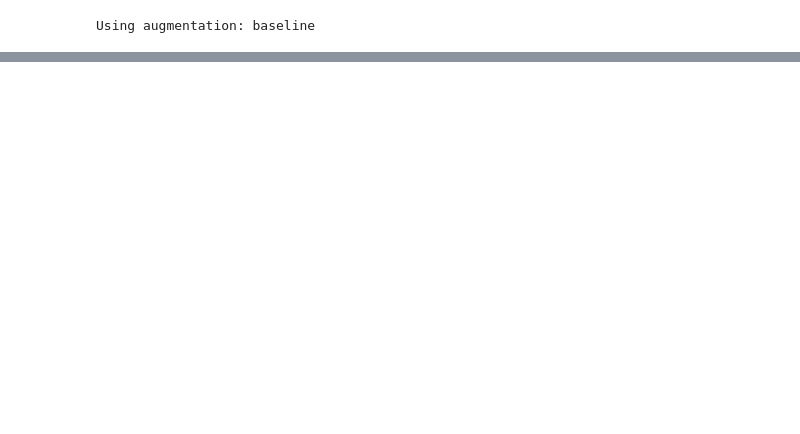
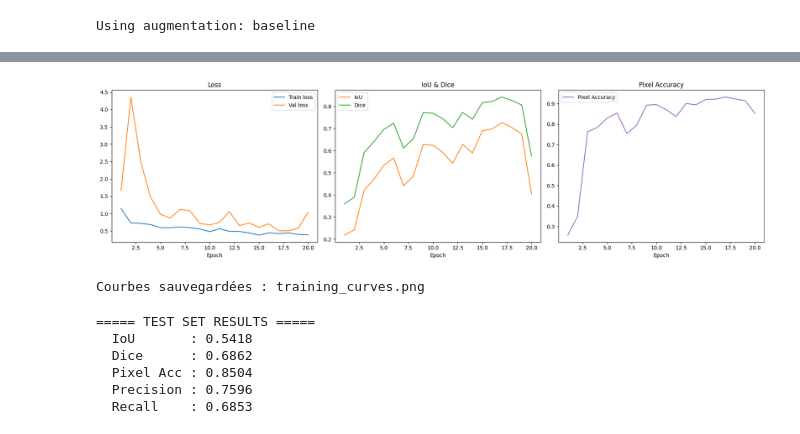
Before and after one commit to julixnmrt/Projet_INF8225, a Jupyter notebook: projet_inf8285.ipynb, the cells around one changed output, grey strips where cells are left out. Cells and saved outputs as stored; diff of their text form; code cells hidden in the pictures; blank space fills up the shorter version.

```diff
--- a/projet_inf8285.ipynb
+++ b/projet_inf8285.ipynb
@@ -882 +773,71 @@ print("Model saved")
+# %%
+########################################
+# COURBES D'ENTRAÎNEMENT
+########################################
+
+epochs_range = range(1, len(train_losses) + 1)
+
+fig, axes = plt.subplots(1, 3, figsize=(18, 5))
+
+axes[0].plot(epochs_range, train_losses, label="Train loss")
+axes[0].plot(epochs_range, val_losses, label="Val loss")
+axes[0].set_title("Loss")
+axes[0].set_xlabel("Epoch")
+axes[0].legend()
+
+axes[1].plot(epochs_range, iou_scores_hist, label="IoU", color="tab:orange")
+axes[1].plot(epochs_range, dice_scores_hist, label="Dice", color="tab:green")
+axes[1].set_title("IoU & Dice")
+axes[1].set_xlabel("Epoch")
+axes[1].legend()
+
+axes[2].plot(epochs_range, acc_scores_hist, label="Pixel Accuracy", color="tab:purple")
+axes[2].set_title("Pixel Accuracy")
+axes[2].set_xlabel("Epoch")
+axes[2].legend()
+
+plt.tight_layout()
+plt.savefig("training_curves.png", dpi=150)
+plt.show()
+print("Courbes sauvegardées : training_curves.png")
+# %% [output]
+[figure, added]
+Courbes sauvegardées : training_curves.png
+# %%
+########################################
+# ÉVALUATION COMPLÈTE SUR LE TEST SET
+########################################
+
+# Charger le meilleur modèle
+model.load_state_dict(torch.load("best_unet.pth", map_location=device))
+model.eval()
+
+test_iou = test_dice = test_acc = test_prec = test_rec = 0.0
+
+with torch.no_grad():
+    for images, masks in tqdm(test_loader, desc="Test evaluation"):
+        images, masks = images.to(device), masks.to(device)
+        with autocast_ctx():
+            preds = model(images)
+
+        test_iou  += iou_score(preds, masks).item()
+        test_dice += dice_score(preds, masks).item()
+        test_acc  += pixel_accuracy(preds, masks).item()
+        test_prec += precision_score(preds, masks).item()
+        test_rec  += recall_score(preds, masks).item()
+
+n = len(test_loader)
+print("\n===== TEST SET RESULTS =====")
+print(f"  IoU       : {test_iou/n:.4f}")
+print(f"  Dice      : {test_dice/n:.4f}")
+print(f"  Pixel Acc : {test_acc/n:.4f}")
+print(f"  Precision : {test_prec/n:.4f}")
+print(f"  Recall    : {test_rec/n:.4f}")
+# %% [output]
+===== TEST SET RESULTS =====
+  IoU       : 0.5418
+  Dice      : 0.6862
+  Pixel Acc : 0.8504
+  Precision : 0.7596
+  Recall    : 0.6853
 # %%
```
Also changed, not shown: parts of 13 cells of this notebook.
